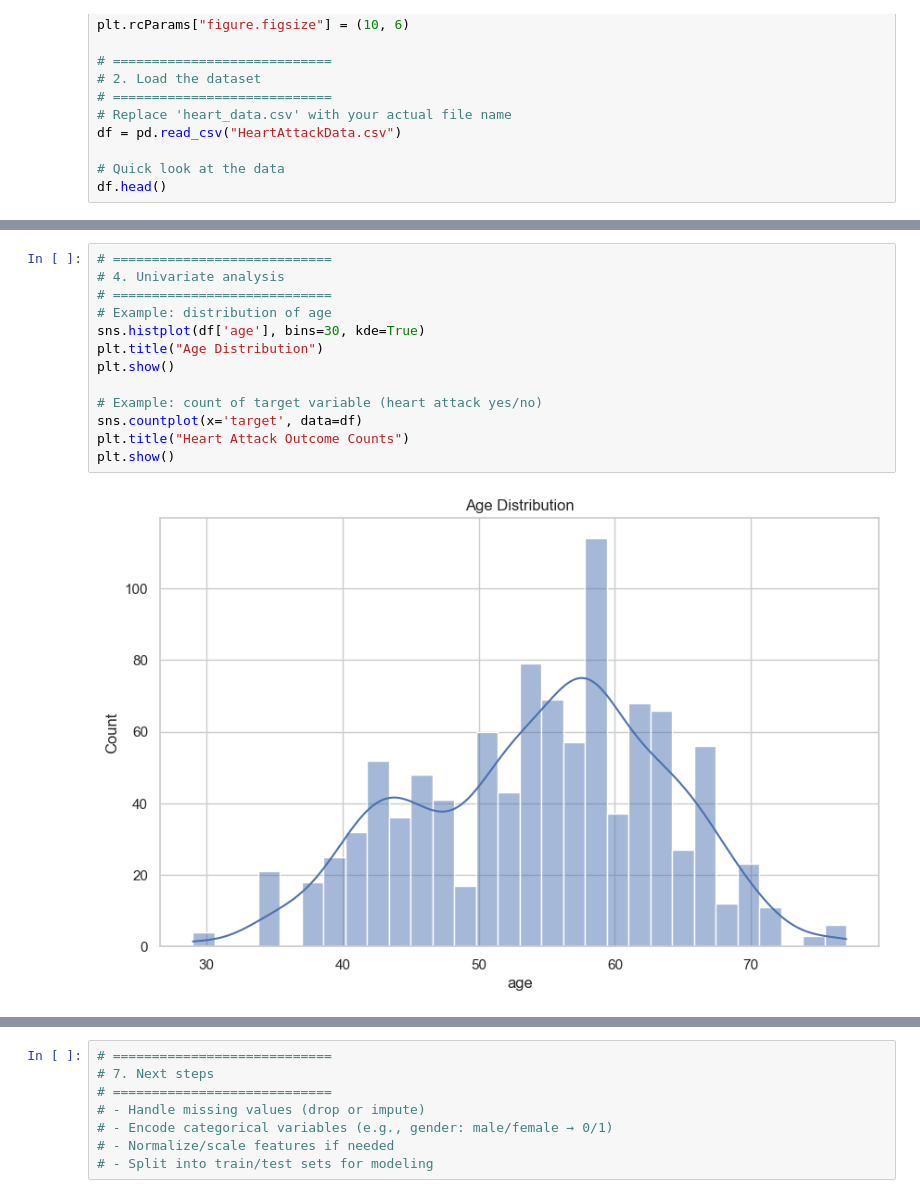
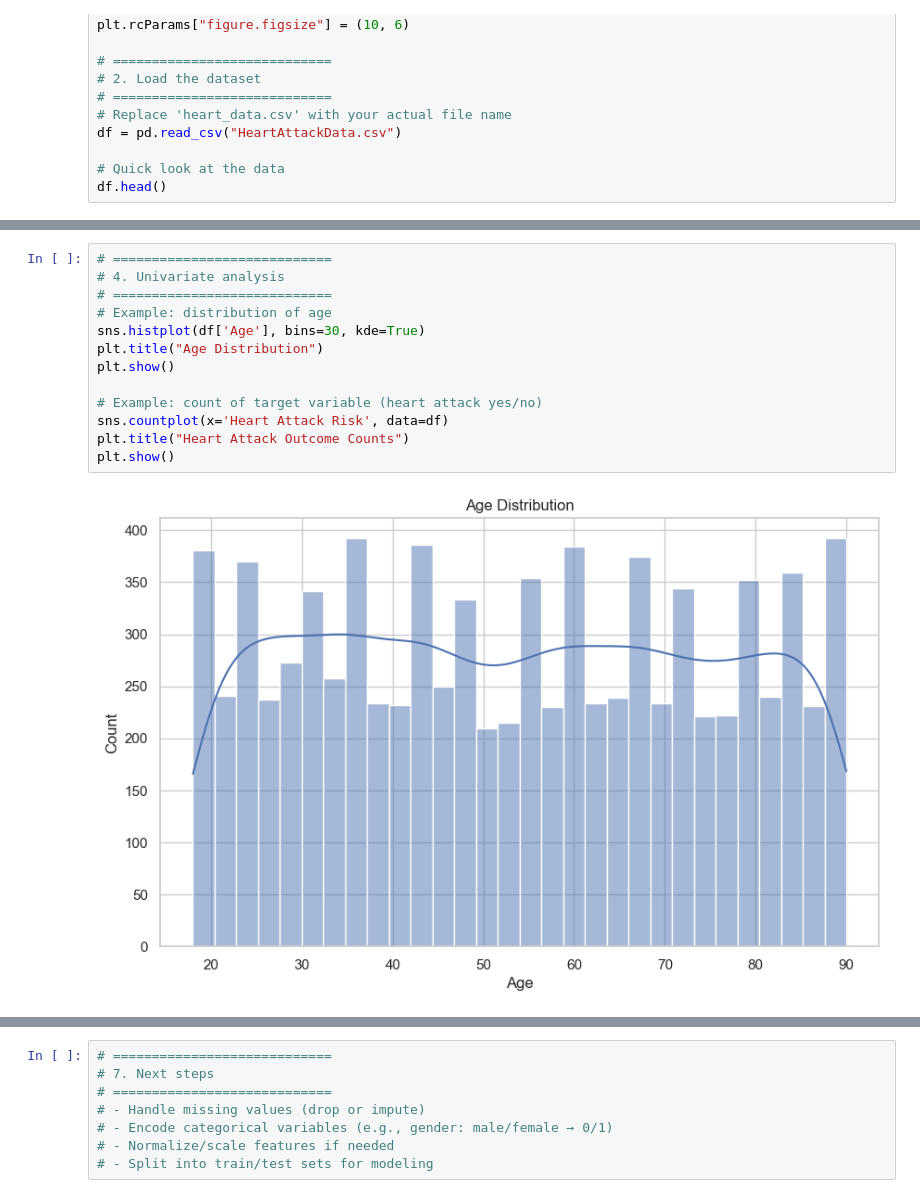
Before and after one commit to madsdegn/PredictionModel, a Jupyter notebook: Notebook.ipynb, the cells around one changed output, grey strips where cells are left out. Cells and saved outputs as stored; diff of their text form.

```diff
--- a/Notebook.ipynb
+++ b/Notebook.ipynb
@@ -71,15 +70,15 @@ dtype: int64
 # %%
 # ============================
 # 4. Univariate analysis
 # ============================
 # Example: distribution of age
-sns.histplot(df['age'], bins=30, kde=True)
+sns.histplot(df['Age'], bins=30, kde=True)
 plt.title("Age Distribution")
 plt.show()
 
 # Example: count of target variable (heart attack yes/no)
-sns.countplot(x='target', data=df)
+sns.countplot(x='Heart Attack Risk', data=df)
 plt.title("Heart Attack Outcome Counts")
 plt.show()
 # %% [output]
-[figure, old version]
+[figure, new version]
```
Also changed, not shown: parts of 4 cells of this notebook.
